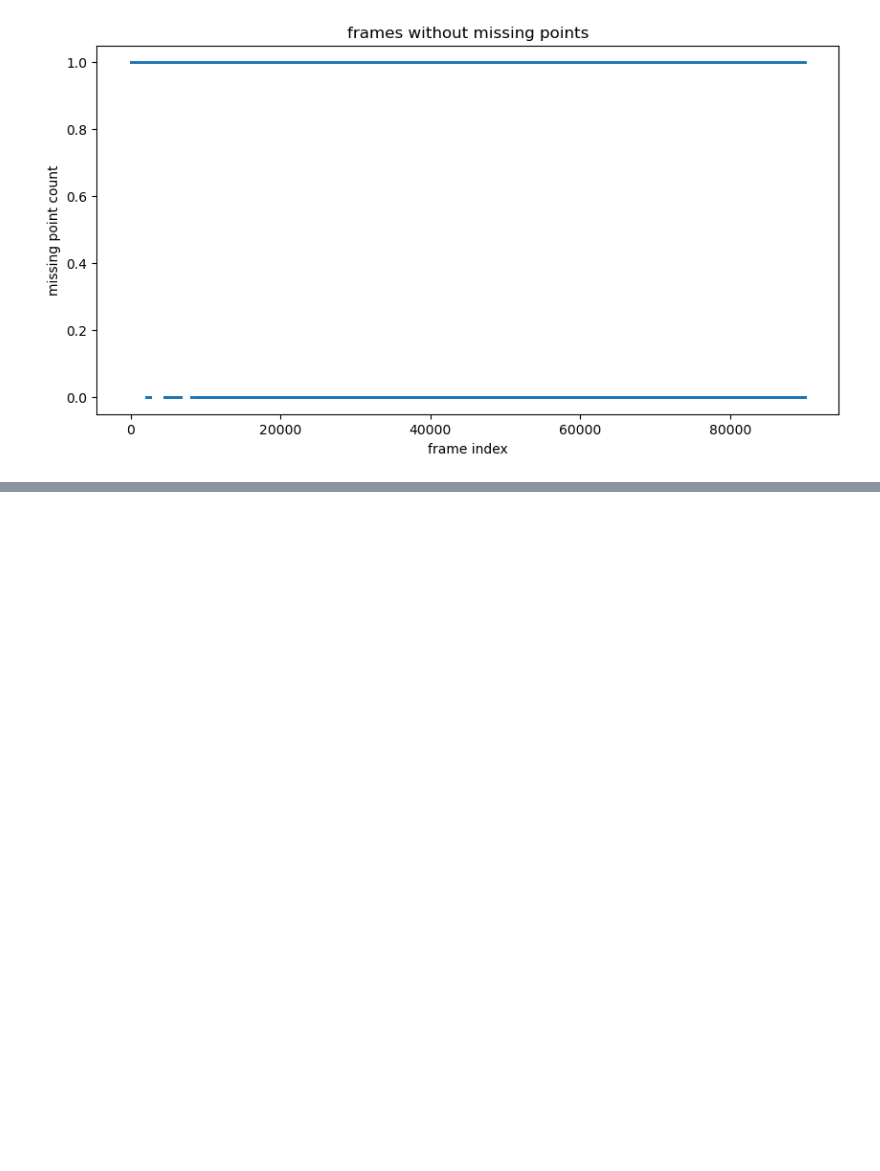
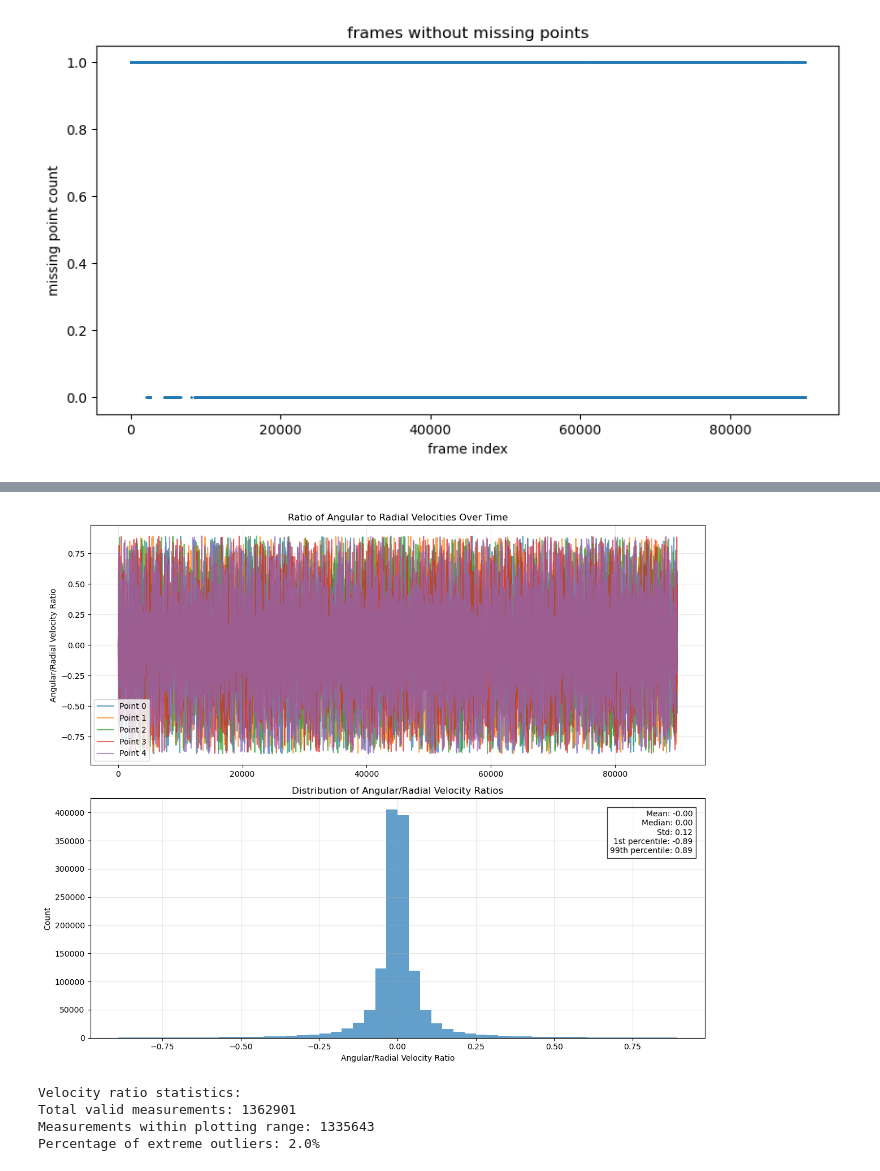
Before and after one commit to mingxiaowei/jelly-sleap, a Jupyter notebook: sleap/jelly/notebook/correct_before_interpolate.ipynb, the cells around one changed output, grey strips where cells are left out. Saved outputs shown, nothing was run; the diff lists cells and outputs as text; code cells hidden in the pictures; blank space fills up the shorter version.

```diff
--- a/sleap/jelly/notebook/correct_before_interpolate.ipynb
+++ b/sleap/jelly/notebook/correct_before_interpolate.ipynb
@@ -63,0 +422,60 @@ number of frames without instances: 36276
+# %%
+# Calculate velocity ratios
+velocity_ratios = angular_velocities / radial_velocities
+
+# Create mask for valid ratios (exclude missing points, zeros, and infinities)
+valid_mask = (radial_velocities != -1) & (radial_velocities != 0) & (angular_velocities != -1)
+valid_ratios = velocity_ratios[valid_mask]
+
+# Remove extreme outliers for better visualization (using percentiles)
+p1, p99 = np.percentile(valid_ratios, [1, 99])
+plot_mask = (valid_ratios >= p1) & (valid_ratios <= p99)
+filtered_ratios = valid_ratios[plot_mask]
+
+# Create figure with two subplots
+fig, (ax1, ax2) = plt.subplots(2, 1, figsize=(12, 10))
+
+# Plot 1: Ratios over time
+for pt in range(min(5, all_tracked_points.shape[1])):  # Plot first 5 points
+    pt_mask = valid_mask[:, pt] & (velocity_ratios[:, pt] >= p1) & (velocity_ratios[:, pt] <= p99)
+    ax1.plot(np.where(pt_mask)[0], velocity_ratios[pt_mask, pt],
+             label=f'Point {pt}', alpha=0.7)
+
+ax1.set_ylabel('Angular/Radial Velocity Ratio')
+ax1.set_title('Ratio of Angular to Radial Velocities Over Time')
+ax1.legend()
+ax1.grid(True, alpha=0.3)
+
+# Plot 2: Distribution of ratios
+ax2.hist(filtered_ratios, bins=50, alpha=0.7)
+ax2.set_xlabel('Angular/Radial Velocity Ratio')
+ax2.set_ylabel('Count')
+ax2.set_title('Distribution of Angular/Radial Velocity Ratios')
+ax2.grid(True, alpha=0.3)
+
+# Add statistics as text
+stats_text = (f'Mean: {np.mean(filtered_ratios):.2f}\n'
+             f'Median: {np.median(filtered_ratios):.2f}\n'
+             f'Std: {np.std(filtered_ratios):.2f}\n'
+             f'1st percentile: {p1:.2f}\n'
+             f'99th percentile: {p99:.2f}')
+ax2.text(0.98, 0.95, stats_text,
+         transform=ax2.transAxes,
+         horizontalalignment='right',
+         verticalalignment='top',
+         bbox=dict(facecolor='white', alpha=0.8))
+
+plt.tight_layout()
+plt.show()
+
+# Print additional statistics
+print("\nVelocity ratio statistics:")
+print(f"Total valid measurements: {len(valid_ratios)}")
+print(f"Measurements within plotting range: {len(filtered_ratios)}")
+print(f"Percentage of extreme outliers: {100 * (1 - len(filtered_ratios)/len(valid_ratios)):.1f}%")
+# %% [output]
+[figure, added]
+Velocity ratio statistics:
+Total valid measurements: 1362901
+Measurements within plotting range: 1335643
+Percentage of extreme outliers: 2.0%
```
Also changed, not shown: parts of 13 cells of this notebook, 5 other files.
